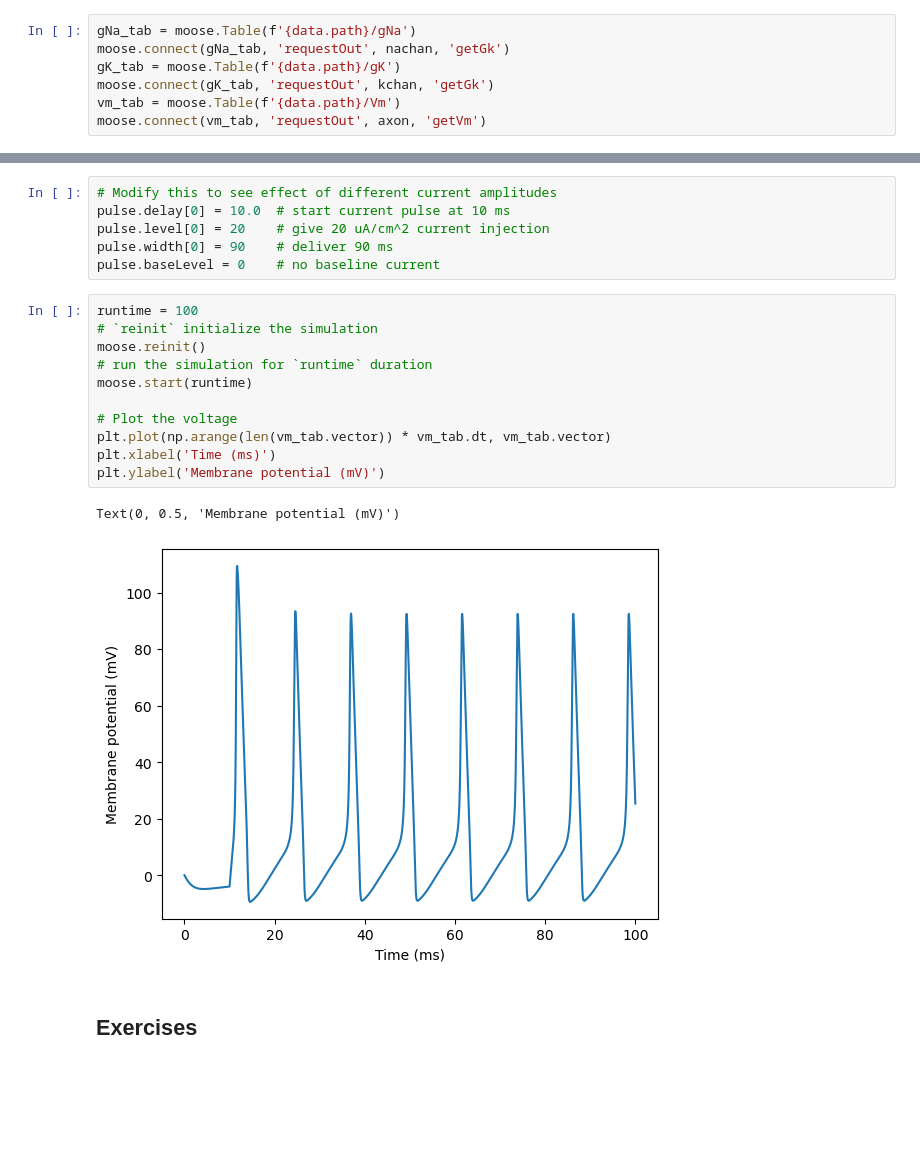
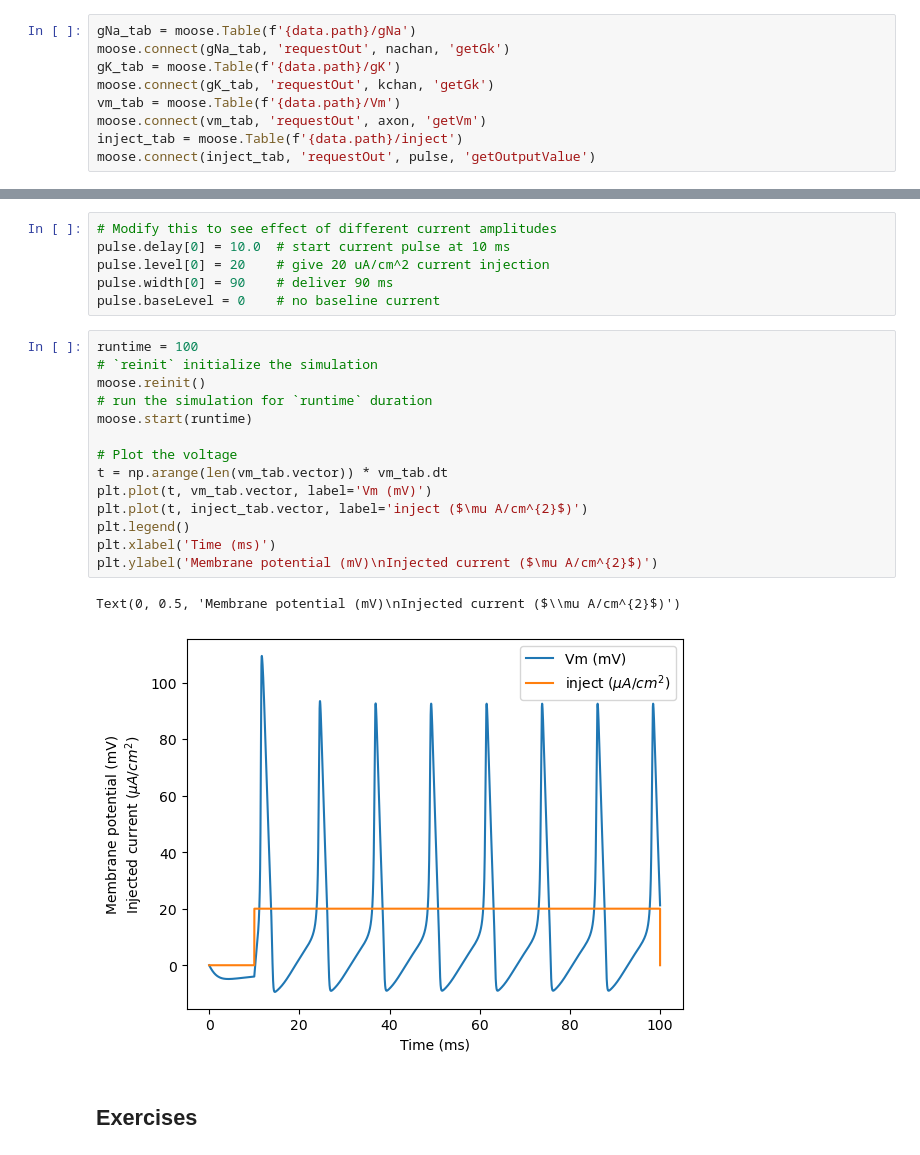
Before and after one commit to subhacom/moose-notebooks, a Jupyter notebook: Action_potentials.ipynb, the cells around one changed output, grey strips where cells are left out. Drawn from its saved outputs; the diff is of its cells as text; blank space fills up the shorter version.

```diff
--- a/Action_potentials.ipynb
+++ b/Action_potentials.ipynb
@@ -128,4 +107,6 @@ gK_tab = moose.Table(f'{data.path}/gK')
 moose.connect(gK_tab, 'requestOut', kchan, 'getGk')
 vm_tab = moose.Table(f'{data.path}/Vm')
 moose.connect(vm_tab, 'requestOut', axon, 'getVm')
+inject_tab = moose.Table(f'{data.path}/inject')
+moose.connect(inject_tab, 'requestOut', pulse, 'getOutputValue')
 # %% [output]
@@ -160,17 +141,20 @@ pulse.baseLevel = 0    # no baseline current
 # %%
 runtime = 100
 # `reinit` initialize the simulation
 moose.reinit()
 # run the simulation for `runtime` duration
 moose.start(runtime)
 
 # Plot the voltage
-plt.plot(np.arange(len(vm_tab.vector)) * vm_tab.dt, vm_tab.vector)
+t = np.arange(len(vm_tab.vector)) * vm_tab.dt
+plt.plot(t, vm_tab.vector, label='Vm (mV)')
+plt.plot(t, inject_tab.vector, label='inject ($\mu A/cm^{2}$)')
+plt.legend()
 plt.xlabel('Time (ms)')
-plt.ylabel('Membrane potential (mV)')
+plt.ylabel('Membrane potential (mV)\nInjected current ($\mu A/cm^{2}$)')
 # %% [output]
-Text(0, 0.5, 'Membrane potential (mV)')
+Text(0, 0.5, 'Membrane potential (mV)\nInjected current ($\\mu A/cm^{2}$)')
-[figure, old version]
+[figure, new version]
 # %% [markdown]
 ## Exercises
 # %% [markdown]
```
Also changed, not shown: parts of 9 cells of this notebook, 2 other files.
